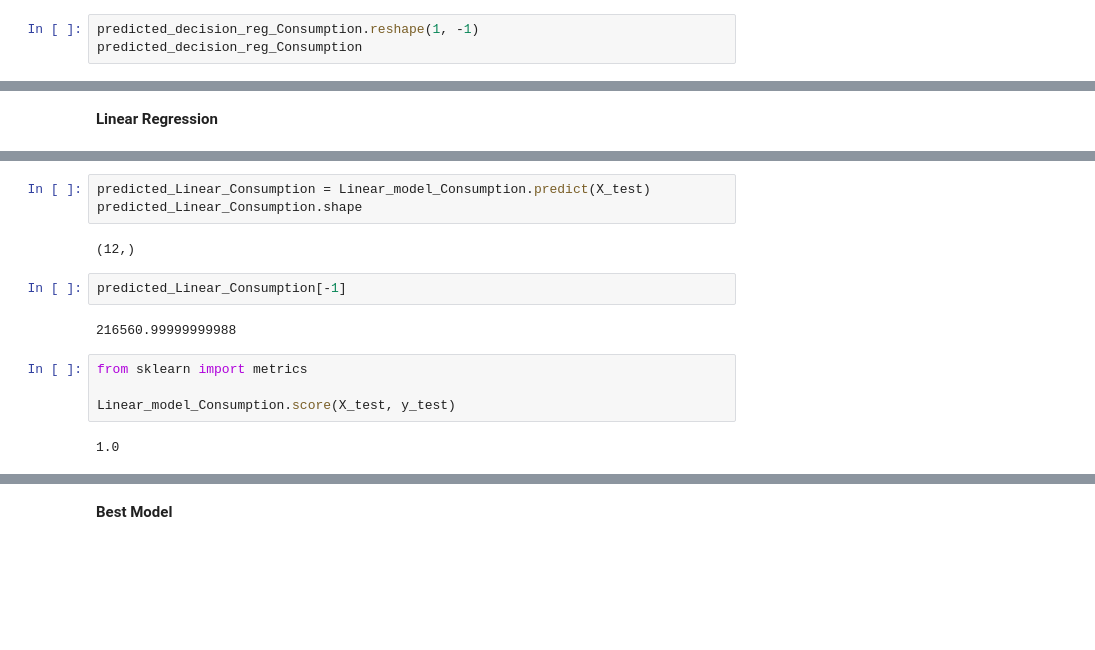
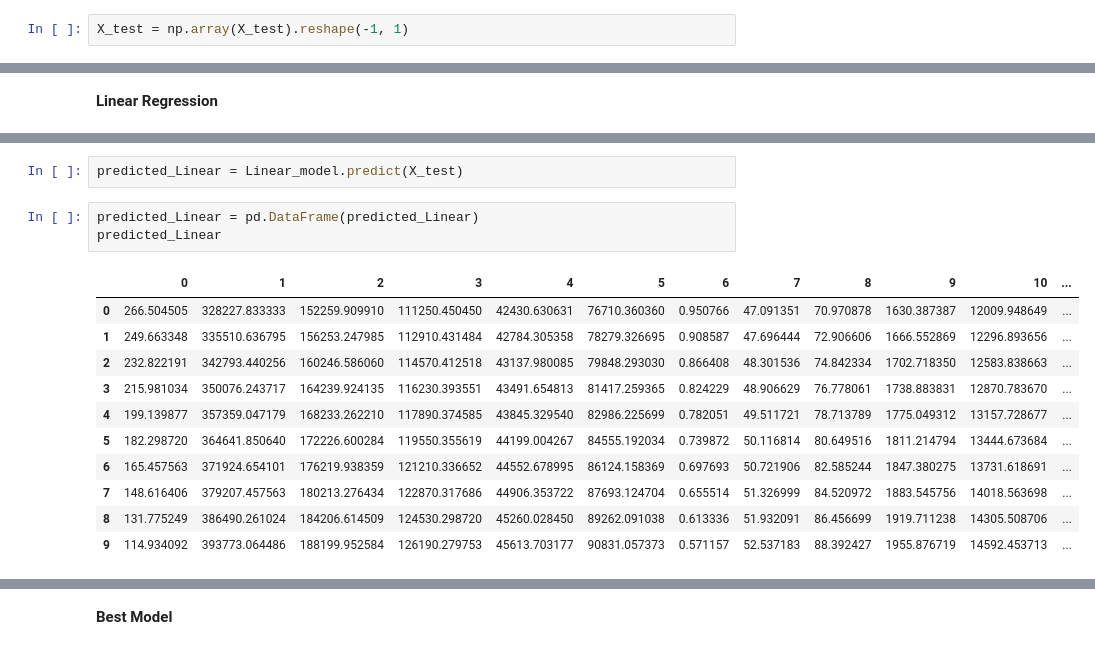
Before and after one commit to ELALAY/Morocco-Energy-Consumption-Production-Prediction, a Jupyter notebook: Prediction of Factors.ipynb, the cells around one changed output, grey strips where cells are left out. Saved outputs shown, nothing was run; the diff lists cells and outputs as text; blank space fills up the shorter version.

```diff
--- a/Prediction of Factors.ipynb
+++ b/Prediction of Factors.ipynb
@@ -81,3 +101,2 @@ predicted_decision_reg_Consumption.shape
 # %%
-predicted_decision_reg_Consumption.reshape(1, -1)
-predicted_decision_reg_Consumption
+X_test = np.array(X_test).reshape(-1, 1)
@@ -101,17 +121,19 @@ Linear_model_Consumption.fit(X_train, y_train)
 # %% [output]
 LinearRegression()
-# %%
-predicted_Linear_Consumption = Linear_model_Consumption.predict(X_test)
-predicted_Linear_Consumption.shape
-# %% [output]
-(12,)
-# %%
-predicted_Linear_Consumption[-1]
-# %% [output]
-216560.99999999988
-# %%
-from sklearn import metrics
-
-Linear_model_Consumption.score(X_test, y_test)
-# %% [output]
-1.0
+# %%
+predicted_Linear = Linear_model.predict(X_test)
+# %%
+predicted_Linear = pd.DataFrame(predicted_Linear)
+predicted_Linear
+# %% [output]
+|  | 0 | 1 | 2 | 3 | 4 | 5 | 6 | 7 | 8 | 9 | 10 | ... |
+| 0 | 266.504505 | 328227.833333 | 152259.909910 | 111250.450450 | 42430.630631 | 76710.360360 | 0.950766 | 47.091351 | 70.970878 | 1630.387387 | 12009.948649 | ... |
+| 1 | 249.663348 | 335510.636795 | 156253.247985 | 112910.431484 | 42784.305358 | 78279.326695 | 0.908587 | 47.696444 | 72.906606 | 1666.552869 | 12296.893656 | ... |
+| 2 | 232.822191 | 342793.440256 | 160246.586060 | 114570.412518 | 43137.980085 | 79848.293030 | 0.866408 | 48.301536 | 74.842334 | 1702.718350 | 12583.838663 | ... |
+| 3 | 215.981034 | 350076.243717 | 164239.924135 | 116230.393551 | 43491.654813 | 81417.259365 | 0.824229 | 48.906629 | 76.778061 | 1738.883831 | 12870.783670 | ... |
+| 4 | 199.139877 | 357359.047179 | 168233.262210 | 117890.374585 | 43845.329540 | 82986.225699 | 0.782051 | 49.511721 | 78.713789 | 1775.049312 | 13157.728677 | ... |
+| 5 | 182.298720 | 364641.850640 | 172226.600284 | 119550.355619 | 44199.004267 | 84555.192034 | 0.739872 | 50.116814 | 80.649516 | 1811.214794 | 13444.673684 | ... |
+| 6 | 165.457563 | 371924.654101 | 176219.938359 | 121210.336652 | 44552.678995 | 86124.158369 | 0.697693 | 50.721906 | 82.585244 | 1847.380275 | 13731.618691 | ... |
+| 7 | 148.616406 | 379207.457563 | 180213.276434 | 122870.317686 | 44906.353722 | 87693.124704 | 0.655514 | 51.326999 | 84.520972 | 1883.545756 | 14018.563698 | ... |
+| 8 | 131.775249 | 386490.261024 | 184206.614509 | 124530.298720 | 45260.028450 | 89262.091038 | 0.613336 | 51.932091 | 86.456699 | 1919.711238 | 14305.508706 | ... |
+| 9 | 114.934092 | 393773.064486 | 188199.952584 | 126190.279753 | 45613.703177 | 90831.057373 | 0.571157 | 52.537183 | 88.392427 | 1955.876719 | 14592.453713 | ... |
```
Also changed, not shown: parts of 23 cells of this notebook.
